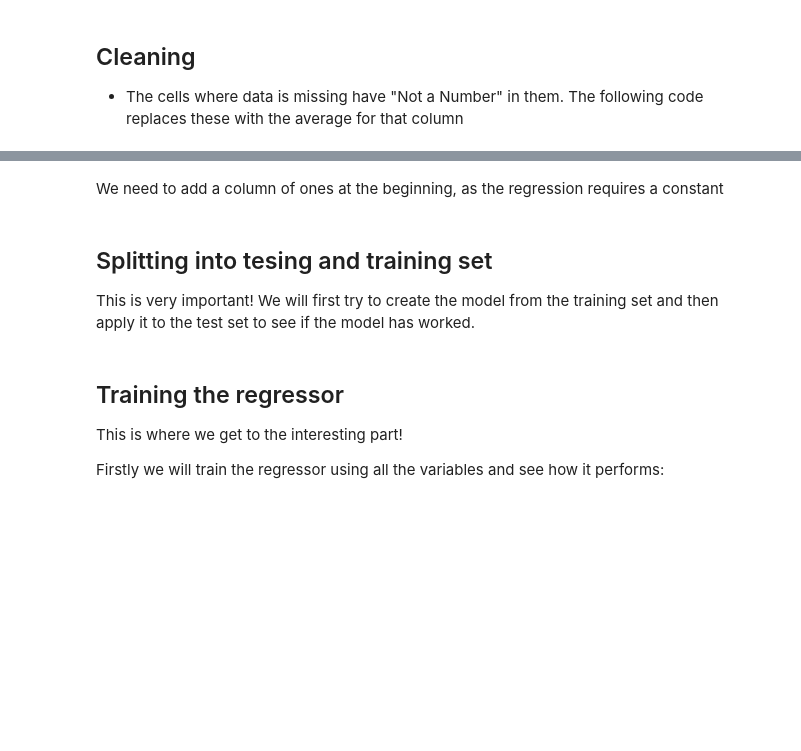
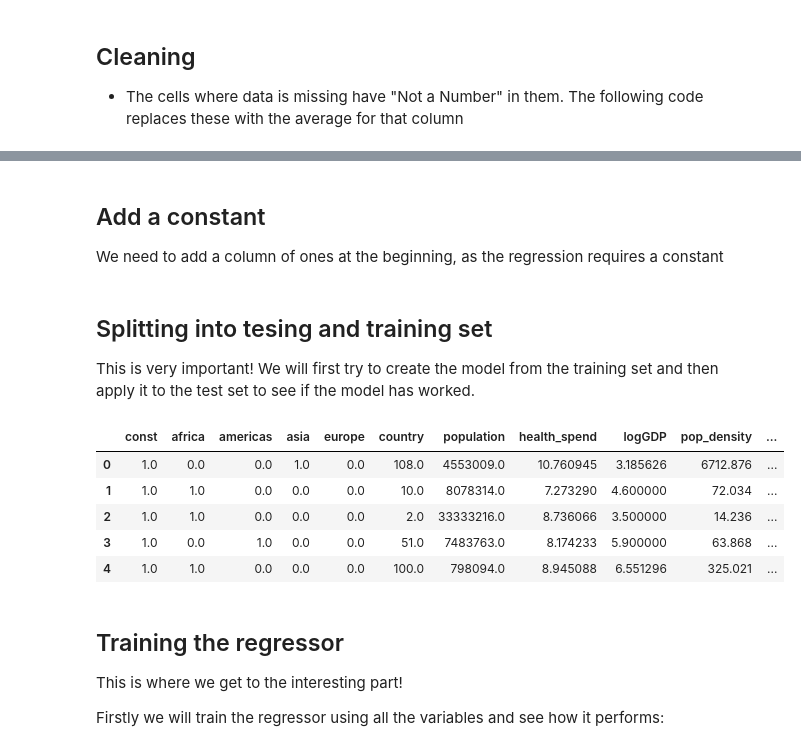
Before and after one commit to DataForGood-Norway/GirlsCanDoIt, a Jupyter notebook: MachineLearning/Lab/Linear Regression Example.ipynb, the cells around one changed output, grey strips where cells are left out. Cells and saved outputs as stored; diff of their text form; code cells hidden in the pictures; blank space fills up the shorter version.

```diff
--- a/MachineLearning/Lab/Linear Regression Example.ipynb
+++ b/MachineLearning/Lab/Linear Regression Example.ipynb
@@ -139,3 +156,4 @@ X = X[:,[0,1,2,3,5,6,7,8,9,10]]
 # %% [markdown]
+## Add a constant
 We need to add a column of ones at the beginning, as the regression requires a constant
 # %%
@@ -149,17 +164,30 @@ This is very important!  We will first try to create the model from the training
 # %%
 
 # Splitting the dataset into the Training set and Test set
 from sklearn.cross_validation import train_test_split
 X_train, X_test, y_train, y_test, cont_train, cont_test = train_test_split(X, y, cont, test_size = 0.2, random_state = 0)
 
 """
 Columns are now
 0: constant, 1:is Africa 2: is Americas 3: is Asia 4:is Europe
 5: country 6:population 7:log(GDP per cap)
 8:health spend 9:pop density 10: dempocracy score
 """
+
+#Finally this is just to give column headers to the datasets
 X_train = pd.DataFrame(X_train,columns = ['const', 'africa','americas','asia','europe','country',
                                           'population','health_spend','logGDP','pop_density','democracy'])
+X_test = pd.DataFrame(X_test,columns = ['const', 'africa','americas','asia','europe','country',
+                                          'population','health_spend','logGDP','pop_density','democracy'])
+
+X_train.head()
+# %% [output]
+|  | const | africa | americas | asia | europe | country | population | health_spend | logGDP | pop_density | ... |
+| 0 | 1.0 | 0.0 | 0.0 | 1.0 | 0.0 | 108.0 | 4553009.0 | 10.760945 | 3.185626 | 6712.876 | ... |
+| 1 | 1.0 | 1.0 | 0.0 | 0.0 | 0.0 | 10.0 | 8078314.0 | 7.273290 | 4.600000 | 72.034 | ... |
+| 2 | 1.0 | 1.0 | 0.0 | 0.0 | 0.0 | 2.0 | 33333216.0 | 8.736066 | 3.500000 | 14.236 | ... |
+| 3 | 1.0 | 0.0 | 1.0 | 0.0 | 0.0 | 51.0 | 7483763.0 | 8.174233 | 5.900000 | 63.868 | ... |
+| 4 | 1.0 | 1.0 | 0.0 | 0.0 | 0.0 | 100.0 | 798094.0 | 8.945088 | 6.551296 | 325.021 | ... |
 # %% [markdown]
 ## Training the regressor
 This is where we get to the interesting part!
```
Also changed, not shown: parts of 12 cells of this notebook.
